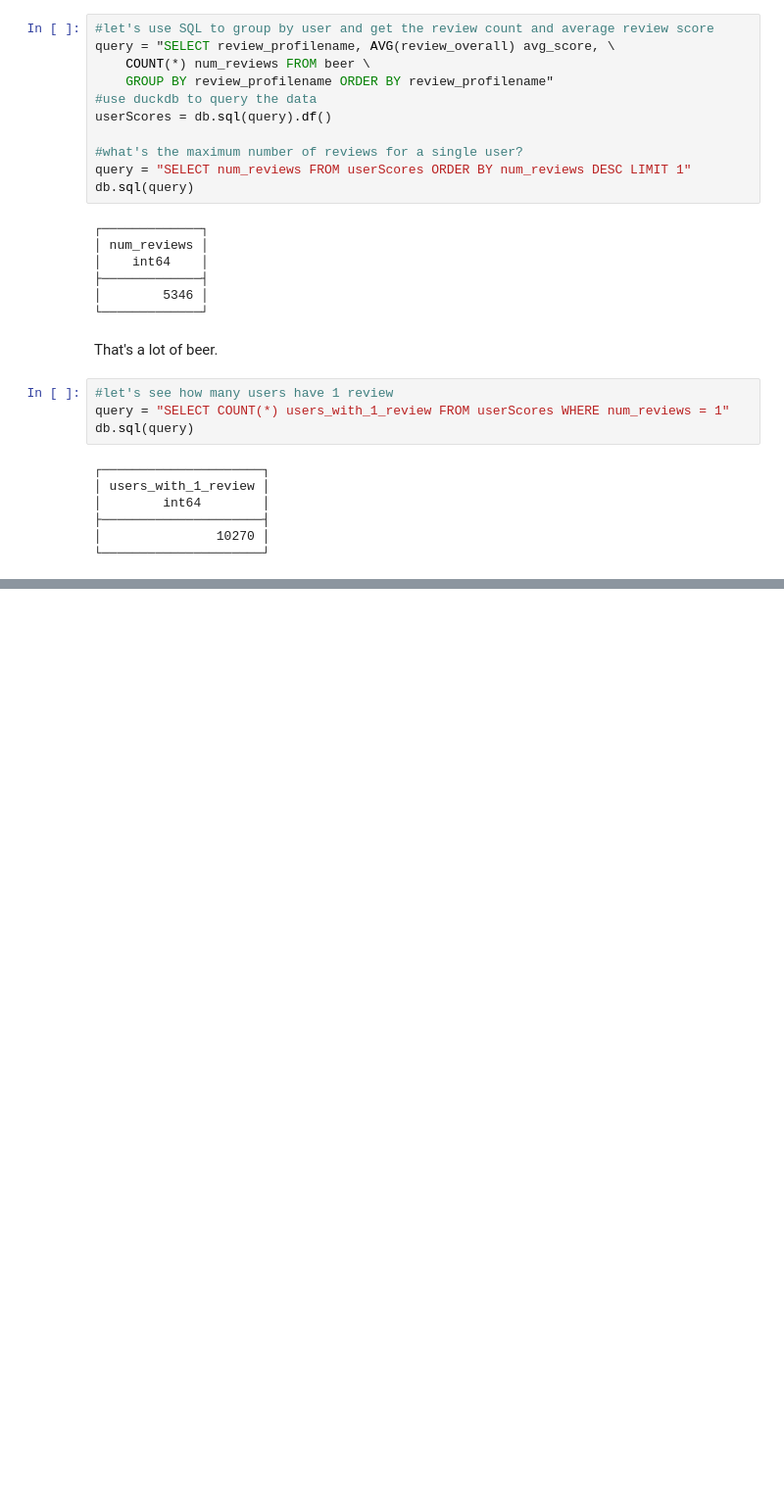
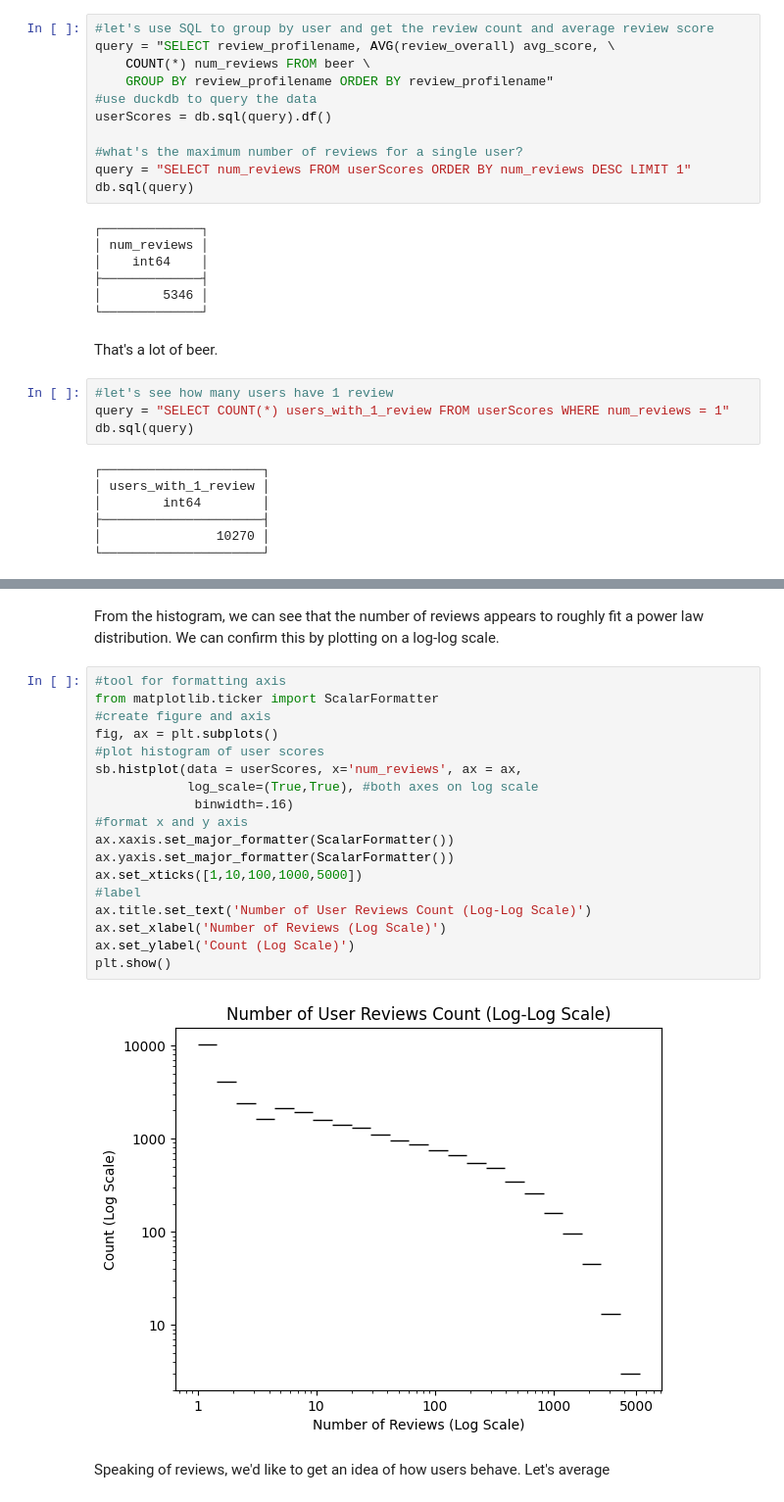
Before and after one commit to LucasLyons/Beer-Project, a Jupyter notebook: Beer Review Data Analysis.ipynb, the cells around one changed output, grey strips where cells are left out. Shown: that part at 98% size. Cells and saved outputs as stored; diff of their text form; blank space fills up the shorter version.

```diff
--- a/Beer Review Data Analysis.ipynb
+++ b/Beer Review Data Analysis.ipynb
@@ -287,0 +297,24 @@ plt.show()
+# %% [markdown]
+From the histogram, we can see that the number of reviews appears to roughly fit a power law distribution. We can confirm this by plotting on a log-log scale.
+# %%
+#tool for formatting axis
+from matplotlib.ticker import ScalarFormatter
+#create figure and axis
+fig, ax = plt.subplots()
+#plot histogram of user scores
+sb.histplot(data = userScores, x='num_reviews', ax = ax,
+            log_scale=(True,True), #both axes on log scale
+             binwidth=.16)
+#format x and y axis
+ax.xaxis.set_major_formatter(ScalarFormatter())
+ax.yaxis.set_major_formatter(ScalarFormatter())
+ax.set_xticks([1,10,100,1000,5000])
+#label
+ax.title.set_text('Number of User Reviews Count (Log-Log Scale)')
+ax.set_xlabel('Number of Reviews (Log Scale)')
+ax.set_ylabel('Count (Log Scale)')
+plt.show()
+# %% [output]
+[figure, added]
+# %% [markdown]
+Speaking of reviews, we'd like to get an idea of how users behave. Let's average
```
Also changed, not shown: parts of 3 cells of this notebook.
